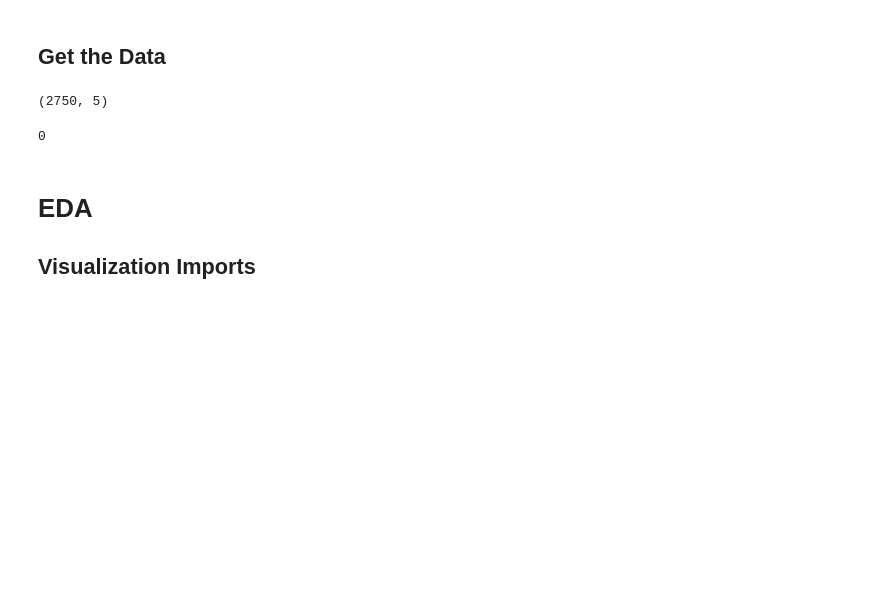
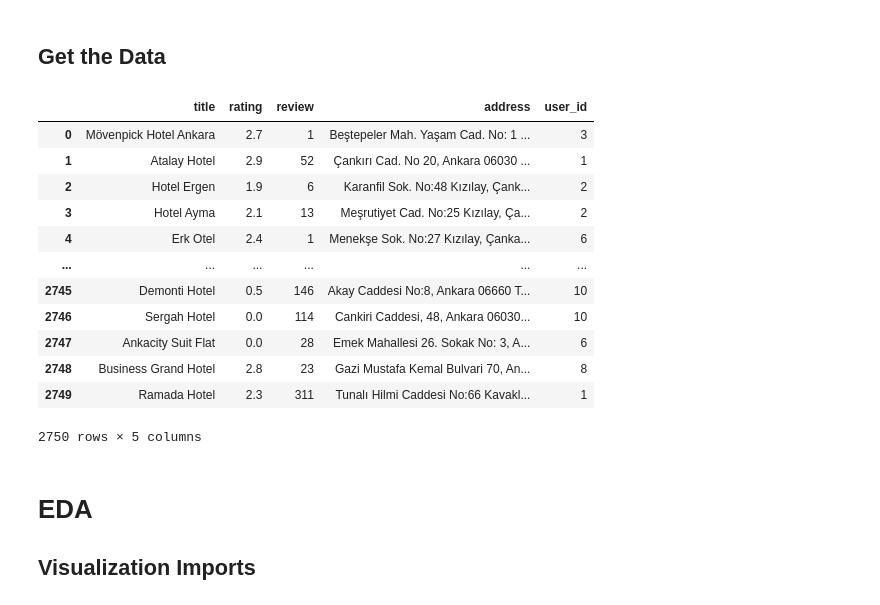
Before and after one commit to fenyx-it-academy/Class4-Machine_Learning-Week27, a Jupyter notebook: week_27.ipynb, the cells around one changed output. Saved outputs shown, nothing was run; the diff lists cells and outputs as text; code cells hidden in the pictures; blank space fills up the shorter version.

```diff
--- a/week_27.ipynb
+++ b/week_27.ipynb
@@ -18,14 +18,23 @@ sns.set(style='darkgrid')
 # %% [markdown]
 ## Get the Data
 # %%
-df = pd.read_csv('hotel.csv',index_col=0)
-df.shape
+df = pd.read_csv('hotel.csv')
+df.drop('Unnamed: 0', axis=1, inplace=True)
+df
 # %% [output]
+|  | title | rating | review | address | user_id |
+| 0 | Mövenpick Hotel Ankara | 2.7 | 1 | Beştepeler Mah. Yaşam Cad. No: 1 ... | 3 |
+| 1 | Atalay Hotel | 2.9 | 52 | Çankırı Cad. No 20, Ankara 06030 ... | 1 |
+| 2 | Hotel Ergen | 1.9 | 6 | Karanfil Sok. No:48 Kızılay, Çank... | 2 |
+| 3 | Hotel Ayma | 2.1 | 13 | Meşrutiyet Cad. No:25 Kızılay, Ça... | 2 |
+| 4 | Erk Otel | 2.4 | 1 | Menekşe Sok. No:27 Kızılay, Çanka... | 6 |
+| ... | ... | ... | ... | ... | ... |
+| 2745 | Demonti Hotel | 0.5 | 146 | Akay Caddesi No:8, Ankara 06660 T... | 10 |
+| 2746 | Sergah Hotel | 0.0 | 114 | Cankiri Caddesi, 48, Ankara 06030... | 10 |
+| 2747 | Ankacity Suit Flat | 0.0 | 28 | Emek Mahallesi 26. Sokak No: 3, A... | 6 |
+| 2748 | Business Grand Hotel | 2.8 | 23 | Gazi Mustafa Kemal Bulvari 70, An... | 8 |
+| 2749 | Ramada Hotel | 2.3 | 311 | Tunalı Hilmi Caddesi No:66 Kavakl... | 1 |
-(2750, 5)
+2750 rows × 5 columns
-# %%
-df.duplicated().sum()
-# %% [output]
-0
 # %% [markdown]
 # EDA
 ## Visualization Imports
```
Also changed, not shown: parts of 3 cells of this notebook.
